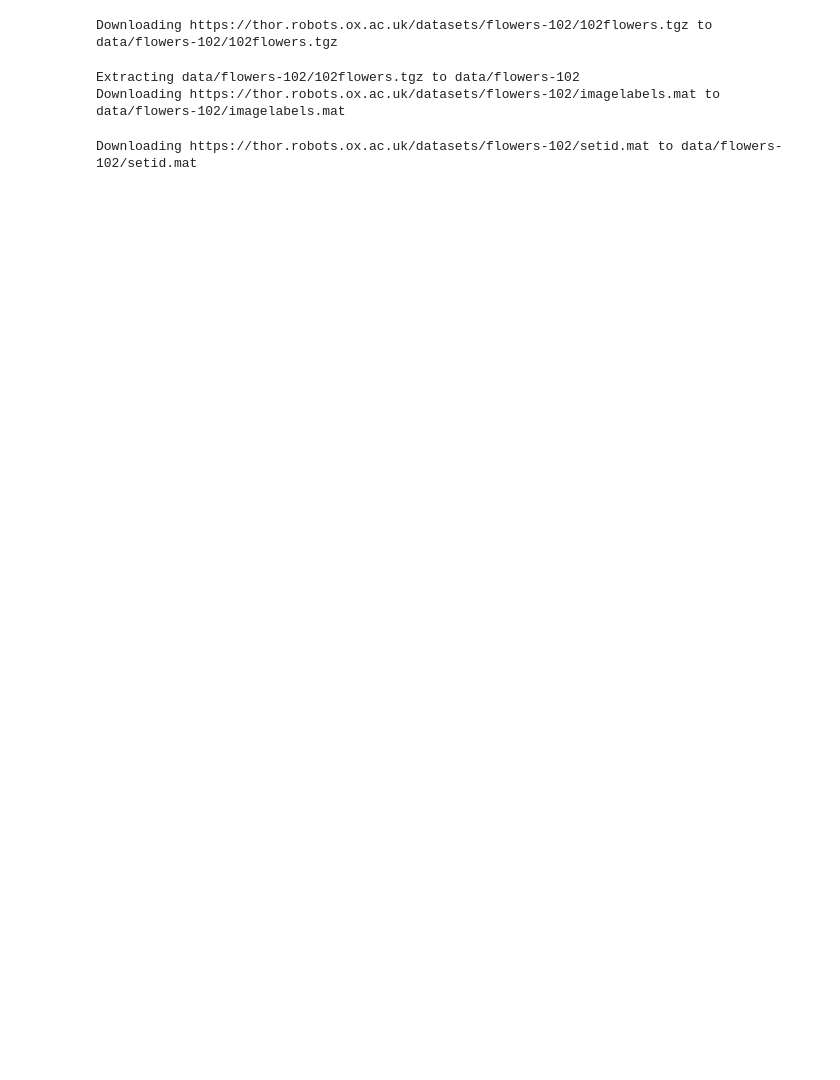
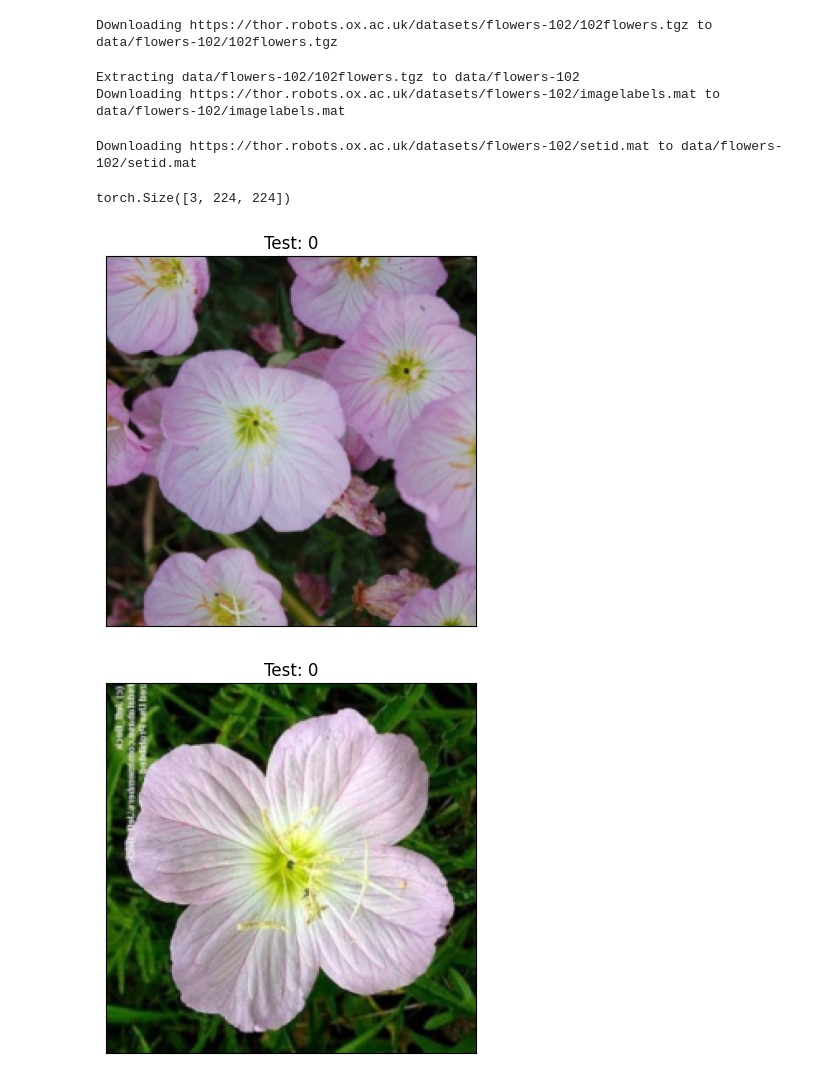
Before and after one commit to rl-creator/flower102_image_classification_pytorch, a Jupyter notebook: flower102_image_classification.ipynb, the cells around one changed output. Saved outputs shown, nothing was run; the diff lists cells and outputs as text; code cells hidden in the pictures; blank space fills up the shorter version.

Commit message:
Visualised sample of data

```diff
--- a/flower102_image_classification.ipynb
+++ b/flower102_image_classification.ipynb
@@ -41,3 +41,27 @@ batch_size = 32
 loader = {phase: DataLoader (dataset, batch_size = batch_size, shuffle = (phase == "train"))
     for phase, dataset in phases.items ()
 }
+# %%
+###   Examine dataset
+
+train_data[0][0].shape
+# %% [output]
+torch.Size([3, 224, 224])
+# %%
+###   Visualising some of the dataset
+
+def visualise (image, label):
+    plt.figure ()
+    plt.imshow (image)
+    plt.title (str (label))
+    plt.xticks ([])
+    plt.yticks ([])
+# %%
+train_example = [train_data[i] for i in range (5)]
+
+for image, label in train_example:
+    image = torch.permute (image, (2, 1, 0)).numpy ()
+    visualise (image, f'Test: {label}')
+# %% [output]
+[figure, added]
+[figure, added]
```
Also changed, not shown: parts of 1 cell of this notebook.
